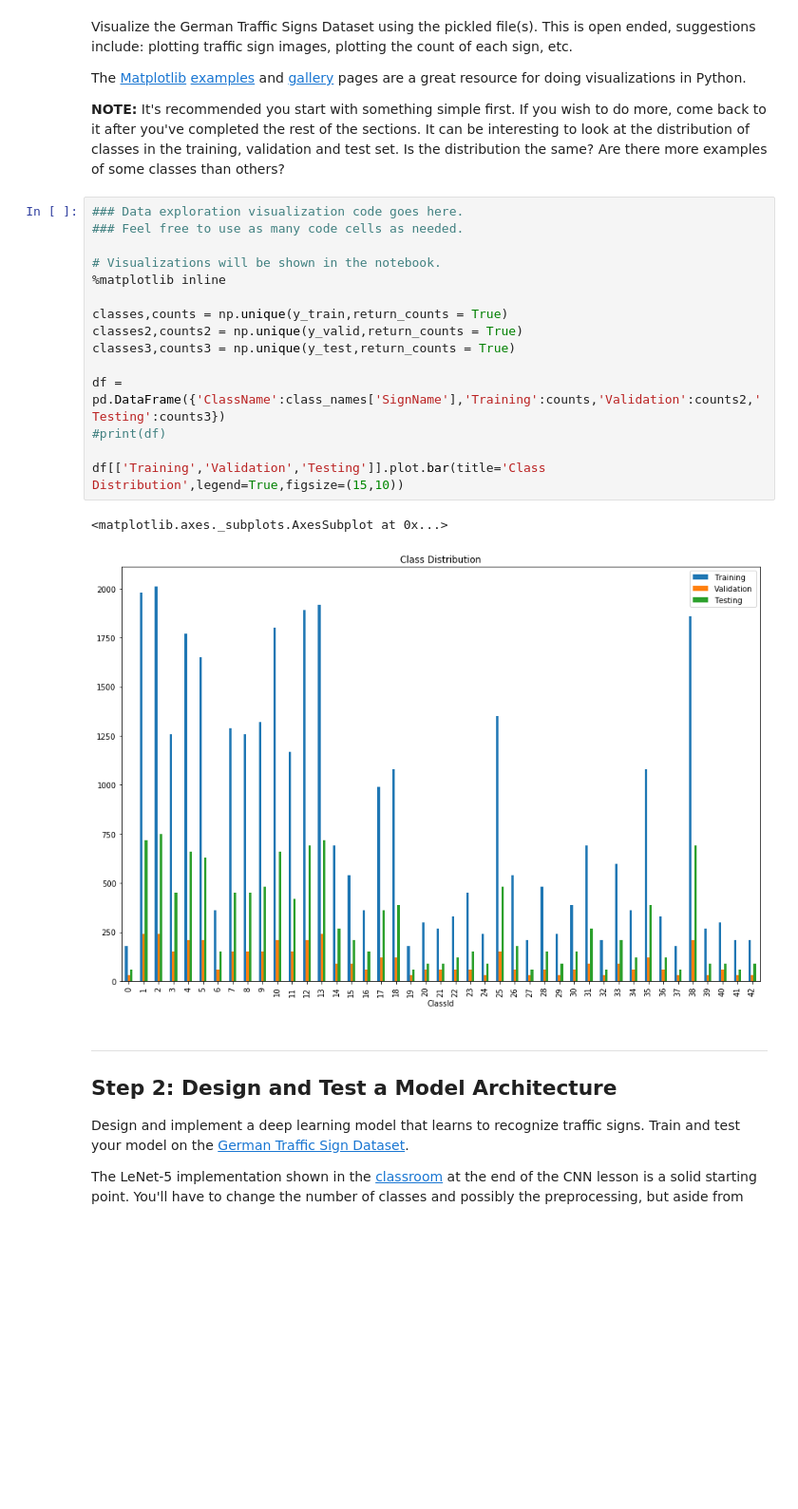
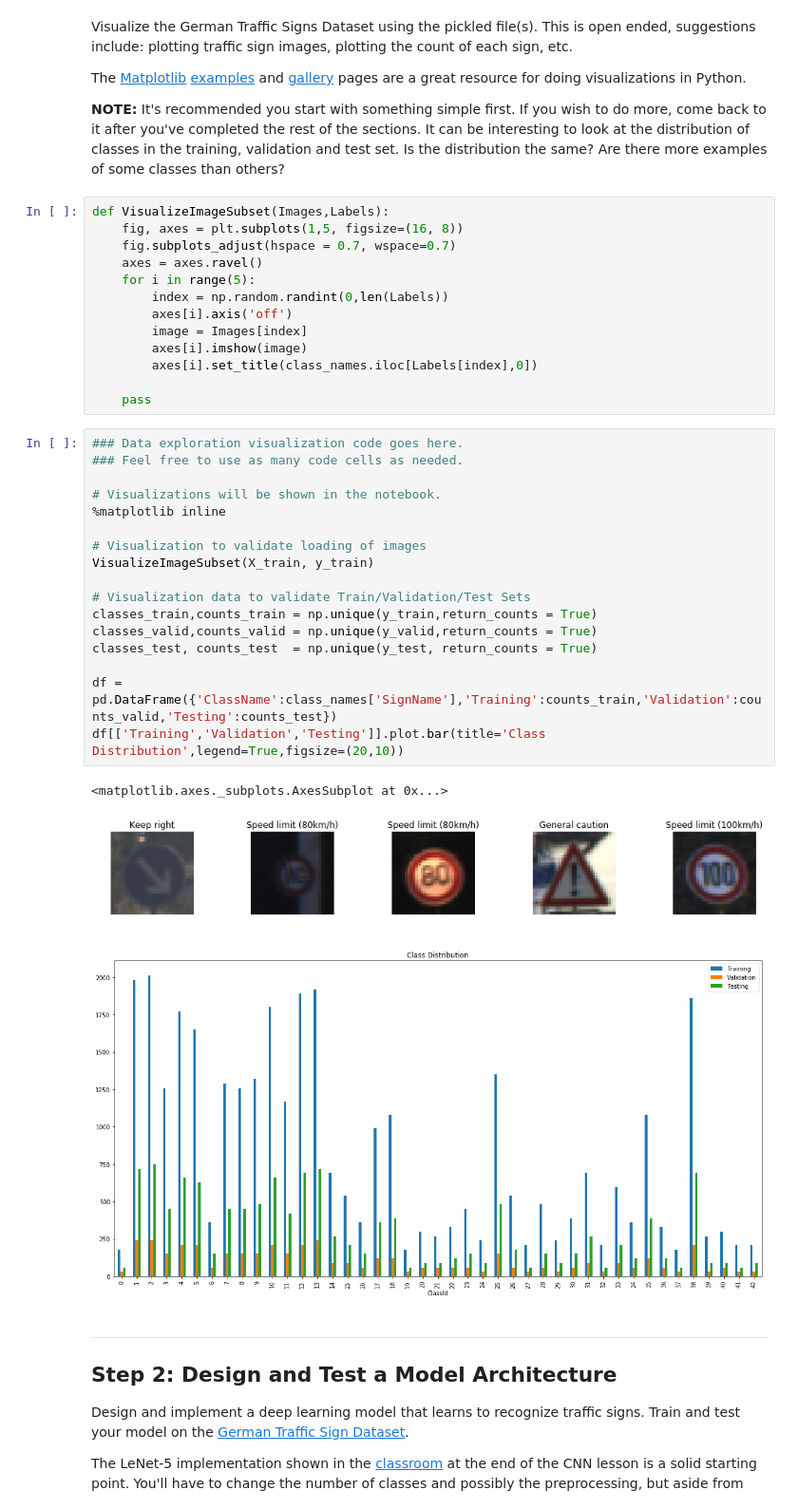
Before and after one commit to Kaarmaa/CarND-Traffic-Sign-Classifier-Project, a Jupyter notebook: Traffic_Sign_Classifier.ipynb, the cells around one changed output. Shown at 95% size. Drawn from its saved outputs; the diff is of its cells as text; blank space fills up the shorter version.

```diff
--- a/Traffic_Sign_Classifier.ipynb
+++ b/Traffic_Sign_Classifier.ipynb
@@ -117,24 +115,40 @@ Visualize the German Traffic Signs Dataset using the pickled file(s). This is op
 The [Matplotlib](http://matplotlib.org/) [examples](http://matplotlib.org/examples/index.html) and [gallery](http://matplotlib.org/gallery.html) pages are a great resource for doing visualizations in Python.
 
 **NOTE:** It's recommended you start with something simple first. If you wish to do more, come back to it after you've completed the rest of the sections. It can be interesting to look at the distribution of classes in the training, validation and test set. Is the distribution the same? Are there more examples of some classes than others?
+# %%
+def VisualizeImageSubset(Images,Labels):
+    fig, axes = plt.subplots(1,5, figsize=(16, 8))
+    fig.subplots_adjust(hspace = 0.7, wspace=0.7)
+    axes = axes.ravel()
+    for i in range(5):
+        index = np.random.randint(0,len(Labels))
+        axes[i].axis('off')
+        image = Images[index]
+        axes[i].imshow(image)
+        axes[i].set_title(class_names.iloc[Labels[index],0])
+
+    pass
 # %%
 ### Data exploration visualization code goes here.
 ### Feel free to use as many code cells as needed.
 
 # Visualizations will be shown in the notebook.
 %matplotlib inline
 
-classes,counts = np.unique(y_train,return_counts = True)
-classes2,counts2 = np.unique(y_valid,return_counts = True)
-classes3,counts3 = np.unique(y_test,return_counts = True)
+# Visualization to validate loading of images
+VisualizeImageSubset(X_train, y_train)
 
-df = pd.DataFrame({'ClassName':class_names['SignName'],'Training':counts,'Validation':counts2,'Testing':counts3})
-#print(df)
+# Visualization data to validate Train/Validation/Test Sets
+classes_train,counts_train = np.unique(y_train,return_counts = True)
+classes_valid,counts_valid = np.unique(y_valid,return_counts = True)
+classes_test, counts_test  = np.unique(y_test, return_counts = True)
 
-df[['Training','Validation','Testing']].plot.bar(title='Class Distribution',legend=True,figsize=(15,10))
+df = pd.DataFrame({'ClassName':class_names['SignName'],'Training':counts_train,'Validation':counts_valid,'Testing':counts_test})
+df[['Training','Validation','Testing']].plot.bar(title='Class Distribution',legend=True,figsize=(20,10))
 # %% [output]
 <matplotlib.axes._subplots.AxesSubplot at 0x...>
-[figure, old version]
+[figure, new version]
+[figure, added]
 # %% [markdown]
 ----
 
```
Also changed, not shown: parts of 17 cells of this notebook, 5 other files.
